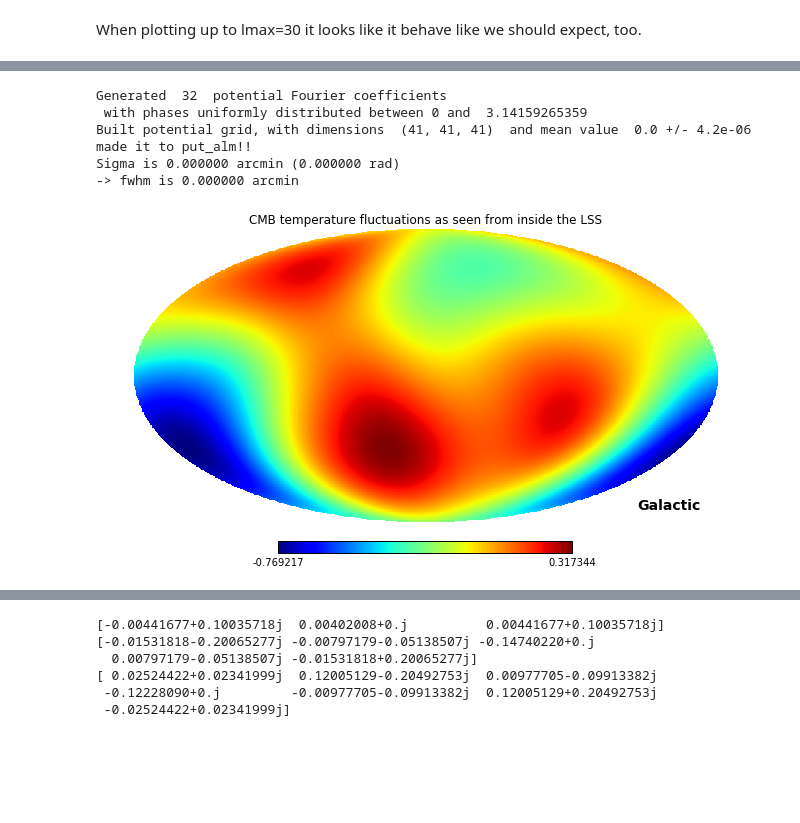
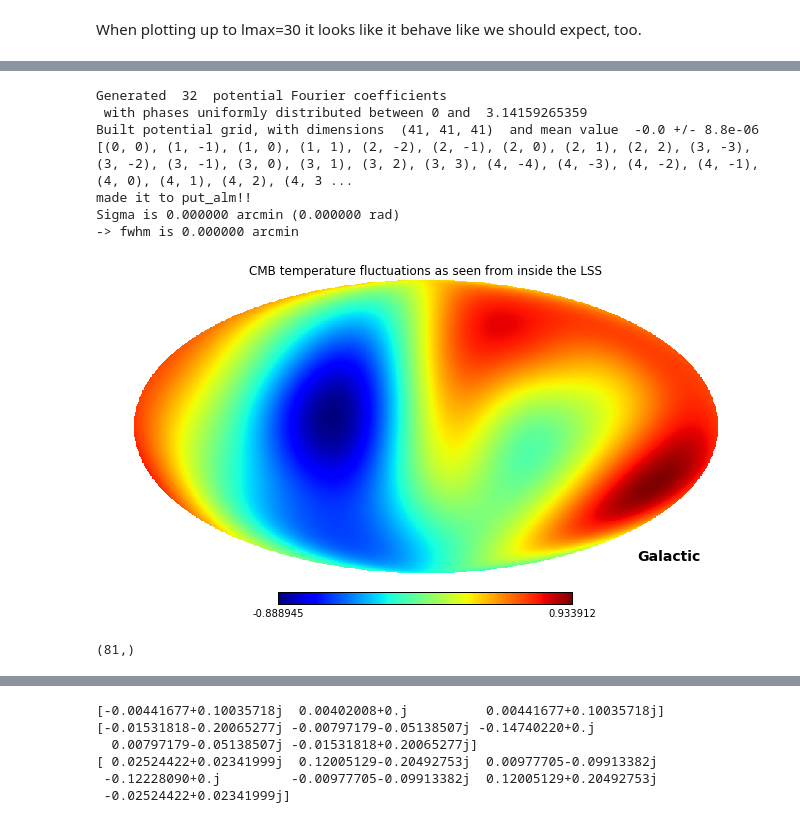
Before and after one commit to LaurencePeanuts/Music, a Jupyter notebook: Potential_Demo.ipynb, the cells around one changed output, grey strips where cells are left out. Cells and saved outputs as stored; diff of their text form; code cells hidden in the pictures; blank space fills up the shorter version.

Commit message:
bug fixed for non default n or l values

```diff
--- a/Potential_Demo.ipynb
+++ b/Potential_Demo.ipynb
@@ -115,16 +157,21 @@ Sigma is 0.000000 arcmin (0.000000 rad)
 # %%
 #Make another universe with truncated_lmax=8
 We3 = beatbox.Universe()
 We3.truncated_nmax=2
 We3.truncated_lmax=8
-We3.generate_a_random_potential_field(high_k_cutoff=2*np.pi/2, low_k_cutoff=1*np.pi/2, n_s=0.96, kstar=0.02, PSnorm=2.43e-9, Pdist=1, Pmax=np.pi, Pvar=np.pi/8)
-We3.transform_3D_potential_into_alm(usedefault=1)
+We3.generate_a_random_potential_field(truncated_nmax=2, truncated_nmin=1, Pdist=1, Pmax=np.pi, Pvar=np.pi/8)
+We3.transform_3D_potential_into_alm(truncated_nmax=2, truncated_nmin=1,truncated_lmax=8, truncated_lmin=0,usedefault=0)
 We3.show_CMB_T_map(from_perspective_of="observer")
 # %% [output]
 Generated  32  potential Fourier coefficients
  with phases uniformly distributed between 0 and  3.14159265359
-Built potential grid, with dimensions  (41, 41, 41)  and mean value  0.0 +/- 4.2e-06
+Built potential grid, with dimensions  (41, 41, 41)  and mean value  -0.0 +/- 8.8e-06
+[(0, 0), (1, -1), (1, 0), (1, 1), (2, -2), (2, -1), (2, 0), (2, 1), (2, 2), (3, -3), (3, -2), (3, -1), (3, 0), (3, 1), (3, 2), (3, 3), (4, -4), (4, -3), (4, -2), (4, -1), (4, 0), (4, 1), (4, 2), (4, 3 ...
 made it to put_alm!!
 Sigma is 0.000000 arcmin (0.000000 rad)
 -> fwhm is 0.000000 arcmin
-[figure, old version]
+[figure, new version]
+# %%
+We3.ay.shape
+# %% [output]
+(81,)
```
Also changed, not shown: parts of 7 cells of this notebook, 1 other file.
